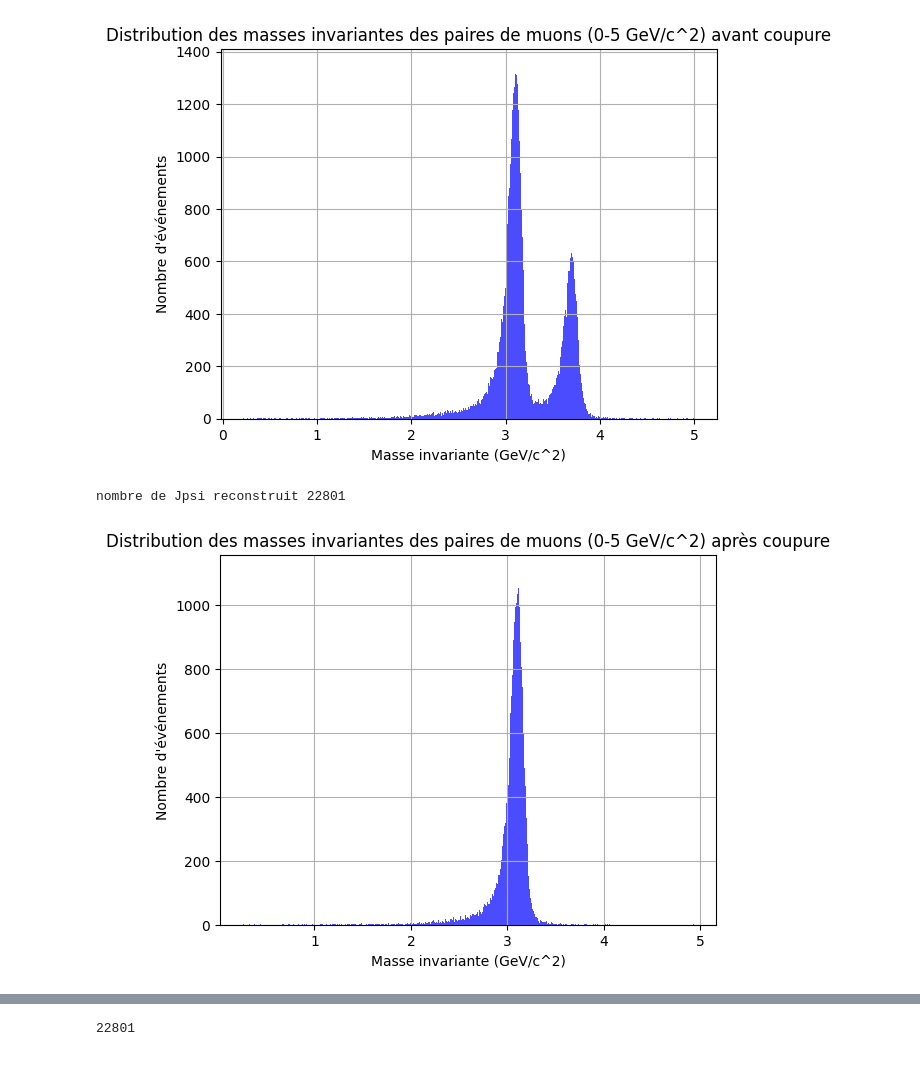
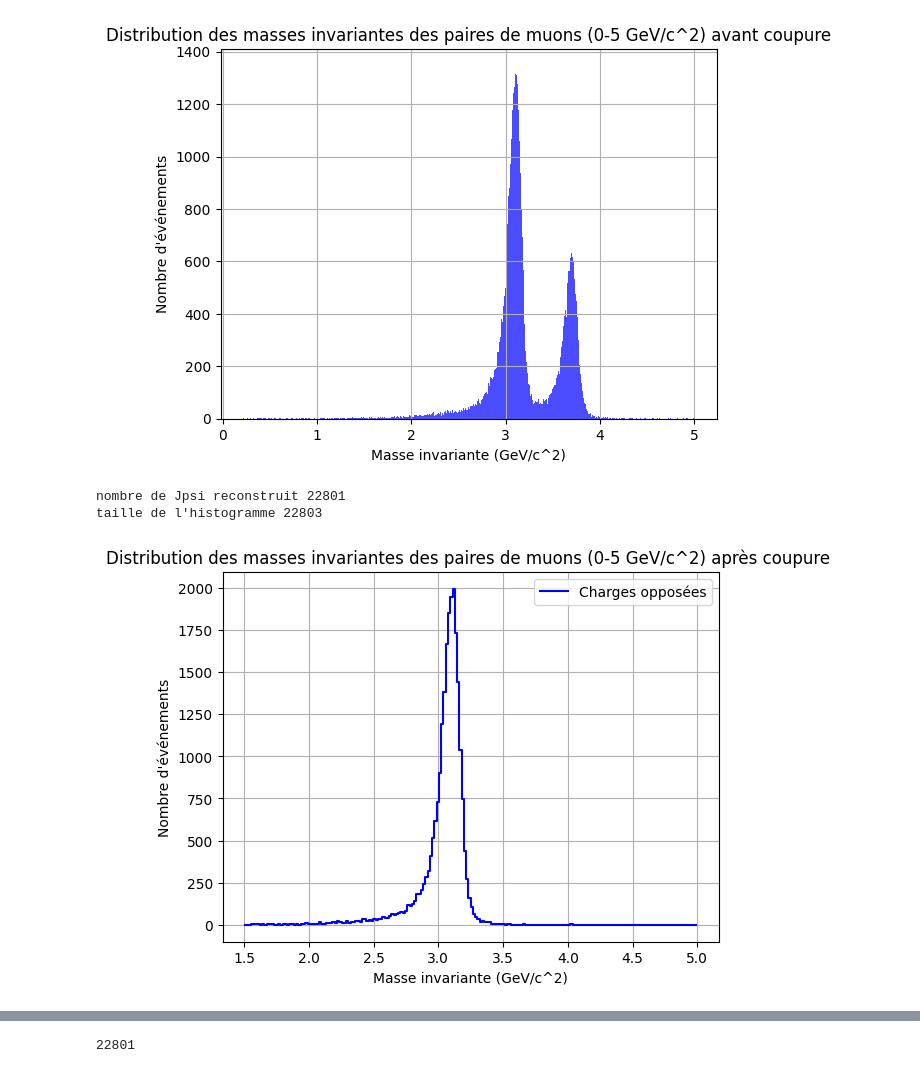
Before and after one commit to nantes-m2-rps-exp/qqbar2mumu-2024, a Jupyter notebook: notebooks/acceptance_efficacite.ipynb, the cells around one changed output, grey strips where cells are left out. Cells and saved outputs as stored; diff of their text form; code cells hidden in the pictures.

```diff
--- a/notebooks/acceptance_efficacite.ipynb
+++ b/notebooks/acceptance_efficacite.ipynb
@@ -149,38 +149,54 @@ nombre d'événement avant coupure :  150000
 filtered_events = m[ (m.isCMUL)&(abs(m.zVtx)<10) & mask] #ici on fait les coupures sur les événements. Le mask permet de ne garder que le Jpsi
 #print(ak.where(m.isCMSH == True))
 nb_jpsi = len(filtered_events)
 print("nombre de Jpsi reconstruit",nb_jpsi)
 # Initialiser les vecteurs à partir des données des muons après coupure
 muon_vectors = ak.zip({
     "px": filtered_events.Muon.Px,
     "py": filtered_events.Muon.Py,
     "pz": filtered_events.Muon.Pz,
     "E": filtered_events.Muon.E
 }, with_name="Momentum4D")
 
 # Calculer les masses invariantes pour chaque paire de muons dans chaque événement après coupure
 invariant_masses = ak.combinations(muon_vectors, 2, fields=["muon1", "muon2"])
 masses = (invariant_masses.muon1 + invariant_masses.muon2).mass
 
 # Créer un histogramme des valeurs de la masse
 flattened_masses = ak.flatten(masses)  # Aplatir les données pour l'histogramme
 #print(masses[22798],masses[22799],masses[22800])
 #print(masses)
 #print(type(masses))
 #print(flattened_masses[22800],flattened_masses[22801],flattened_masses[22802])
 #print(flattened_masses)
 #print(type(flattened_masses))
 
-filtered_masses = flattened_masses[(flattened_masses >= 0) & (flattened_masses <= 5)]  # Filtrer les masses entre 0 et 10
-plt.hist(filtered_masses, bins=500, color='blue', alpha=0.7)
+# Calcul des histogrammes avec numpy
+bins = 200
+hist, bin_edges = np.histogram(flattened_masses, bins=bins, range=(1.5, 5))
+print("taille de l'histogramme",len(flattened_masses))
+
+# Tracer l'histogramme
+bin_centers = (bin_edges[:-1] + bin_edges[1:]) / 2
+plt.step(bin_centers, hist, where="mid", label="Charges opposées", color="blue")
 plt.xlabel('Masse invariante (GeV/c^2)')
-plt.ylabel("Nombre d'événements")
-plt.title('Distribution des masses invariantes des paires de muons (0-5 GeV/c^2) après coupure')
+plt.ylabel('Nombre d\'événements')
+plt.title('Distribution des masses invariantes des paires de muons (0-5 GeV/c^2) après coupure ')
 plt.grid(True)
+plt.legend()
 plt.show()
+
+#filtered_masses = flattened_masses[(flattened_masses >= 0) & (flattened_masses <= 5)]  # Filtrer les masses entre 0 et 10
+#plt.hist(filtered_masses, bins=500, color='blue', alpha=0.7)
+#plt.xlabel('Masse invariante (GeV/c^2)')
+#plt.ylabel("Nombre d'événements")
+#plt.title('Distribution des masses invariantes des paires de muons (0-5 GeV/c^2) après coupure')
+#plt.grid(True)
+#plt.show()
 # %% [output]
 nombre de Jpsi reconstruit 22801
+taille de l'histogramme 22803
-[figure, old version]
+[figure, new version]
 # %%
 #fit du jpsi
 import numpy as np
```
Also changed, not shown: parts of 2 cells of this notebook.
